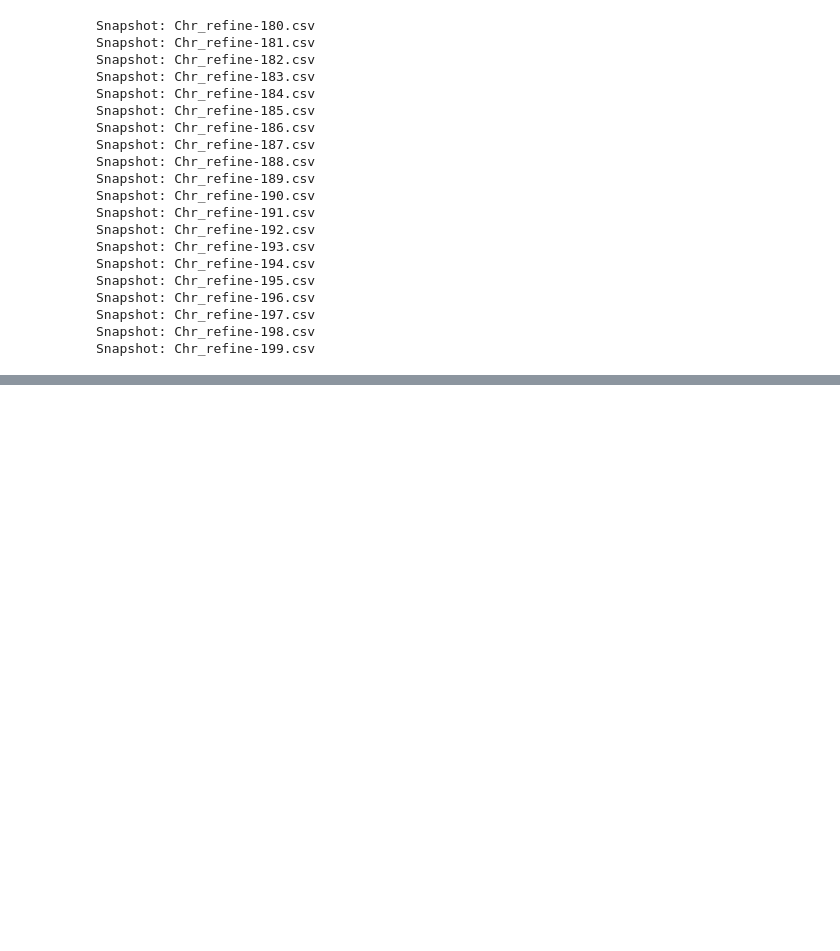
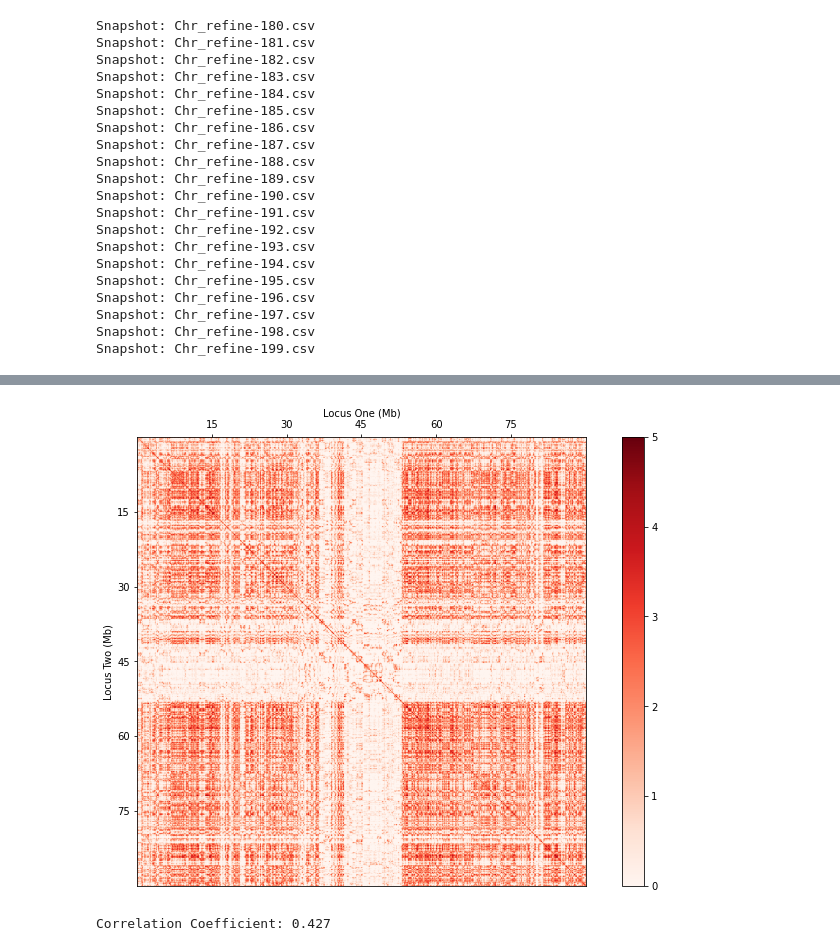
Before and after one commit to SpakowitzLab/chromo, a Jupyter notebook: doc/plots/detailed_simulation_cmap.ipynb, the cells around one changed output, grey strips where cells are left out. Saved outputs shown, nothing was run; the diff lists cells and outputs as text; code cells hidden in the pictures; blank space fills up the shorter version.

```diff
--- a/doc/plots/detailed_simulation_cmap.ipynb
+++ b/doc/plots/detailed_simulation_cmap.ipynb
@@ -282,0 +288,26 @@ plt.show()
+# %%
+alternative_cmap_file = f"{sim_dir}/log_contact_map.csv"
+alternative_cmap = pd.read_csv(alternative_cmap_file, header=None, sep=",").to_numpy()
+# %%
+alternative_cmap_plot = alternative_cmap.copy()
+upper_percentile_signals = np.percentile(alternative_cmap_plot, 99)
+alternative_cmap_plot *= max_scale / upper_percentile_signals
+# %%
+fig, ax = plt.subplots(1, 1, figsize=(8, 8))
+divider = make_axes_locatable(ax)
+cax = divider.append_axes('right', size='5%', pad=0.5)
+extents = [0, 90, 90, 0]
+im = ax.imshow(alternative_cmap_plot, cmap="Reds", extent=extents, vmin=0, vmax=max_scale)
+ax.set_xticks([15, 30, 45, 60, 75])
+ax.set_yticks([15, 30, 45, 60, 75])
+ticks = np.arange(max_scale+1)
+boundaries = np.linspace(0, max_scale, 1000)
+ax.set_xlabel("Locus One (Mb)")
+ax.set_ylabel("Locus Two (Mb)")
+ax.xaxis.set_label_position("top")
+ax.xaxis.tick_top()
+fig.colorbar(im, cax=cax, orientation='vertical', ticks=ticks, boundaries=boundaries)
+plt.tight_layout()
+plt.show()
+# %% [output]
+[figure, added]
@@ -282,0 +336,8 @@ plt.show()
+# %%
+correlation = np.corrcoef(
+    log_cmap_resized.flat,
+    alternative_cmap_resized.flat
+)[0, 1]
+print(f"Correlation Coefficient: {round(correlation, 3)}")
+# %% [output]
+Correlation Coefficient: 0.427
```
Also changed, not shown: parts of 7 cells of this notebook, 1 other file.
